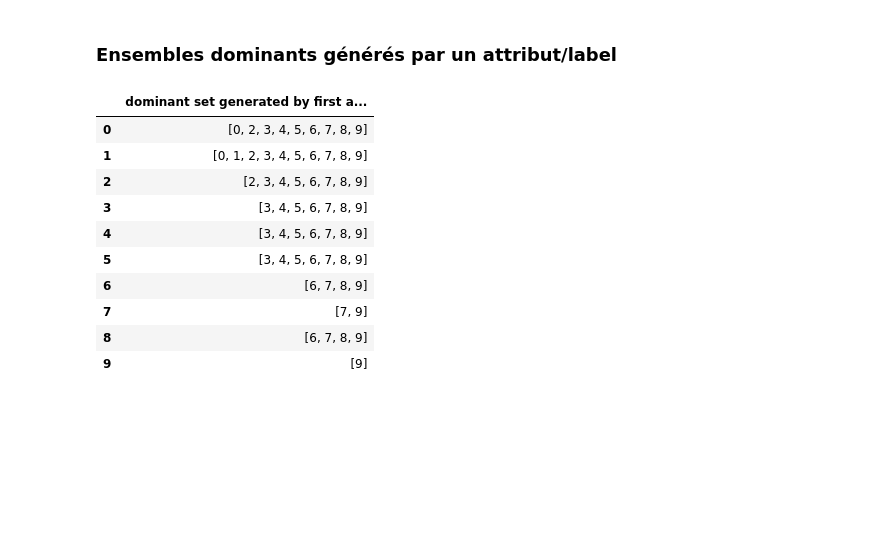
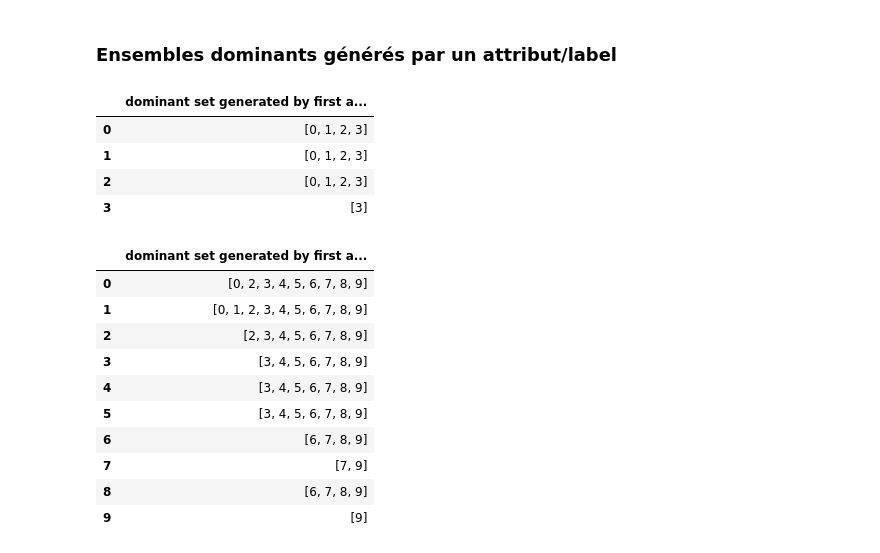
Before and after one commit to laudao/stage2018, a Jupyter notebook: monotone_trees_partA.ipynb, the cells around one changed output. Cells and saved outputs as stored; diff of their text form; code cells hidden in the pictures; blank space fills up the shorter version.

```diff
--- a/monotone_trees_partA.ipynb
+++ b/monotone_trees_partA.ipynb
@@ -53,7 +53,7 @@ def dominant_sets_attribute(a_j, labeled_set):
     dominant_sets = dict()
     for i in range(0, labeled_set.size()):
         v = labeled_set.getX(i)[a_j]
-        dominant_sets[i] = np.unique(values[values[:,a_j] >= v][:,labeled_set.getInputDimension()])
+        dominant_sets[i] = values[values[:,a_j] >= v][:,labeled_set.getInputDimension()]
 
     return dominant_sets
 
@@ -70,13 +70,30 @@ def dominant_sets_label(labeled_set):
 
     for i in range(0, labeled_set.size()):
         v = labeled_set.getY(i)
-        dominant_sets[i] = np.unique(values[values[:,0] >= v][:,1])
+        dominant_sets[i] = values[values[:,0] >= v][:,1]
 
     return dominant_sets
 
 dsa_1 = dominant_sets_attribute(0, training_set)
 dsa_2 = dominant_sets_attribute(1, training_set)
 dsl = dominant_sets_label(training_set)
+# %%
+a_set = LabeledSet(3)
+a_set.addExample([0, 0, 1], 0)
+a_set.addExample([0, 1, 0], 1)
+a_set.addExample([0, 1, 1], 1)
+a_set.addExample([1, 0, 1], 2)
+
+dsa_3 = dominant_sets_attribute(0, a_set)
+df_dsa3 = pd.DataFrame(list(dsa_3.items())).drop(0, axis=1)
+df_dsa3.columns = ['dominant set generated by first attribute']
+df_dsa3
+# %% [output]
+|  | dominant set generated by first a... |
+| 0 | [0, 1, 2, 3] |
+| 1 | [0, 1, 2, 3] |
+| 2 | [0, 1, 2, 3] |
+| 3 | [3] |
 # %%
 df_dsa1 = pd.DataFrame(list(dsa_1.items())).drop(0, axis=1)
 df_dsa1.columns = ['dominant set generated by first attribute']
```
Also changed, not shown: parts of 1 cell of this notebook.
